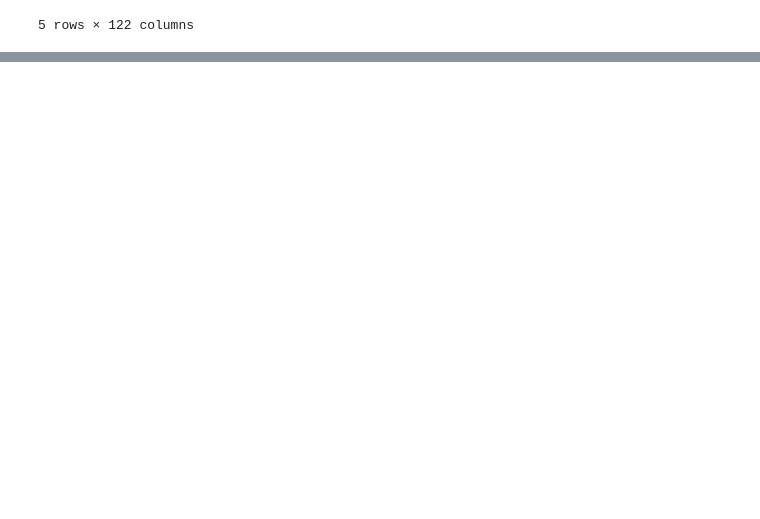
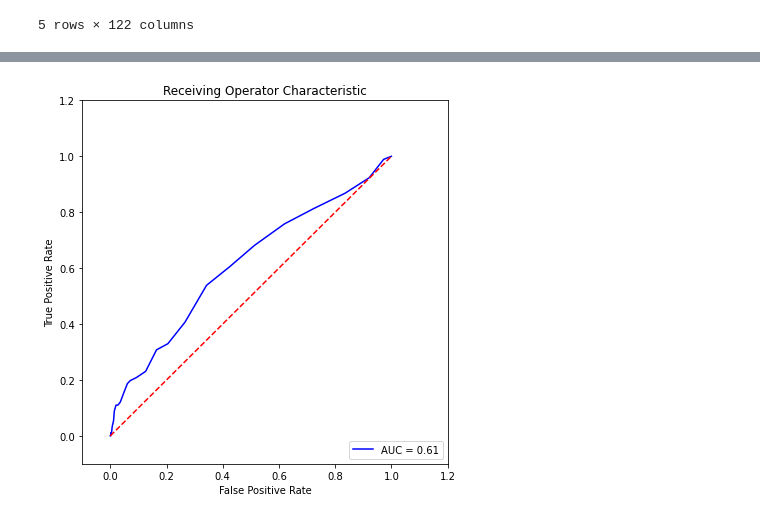
Before and after one commit to prateeknagaria/agorize_novenateam, a Jupyter notebook: loan_default_modelling.ipynb, the cells around one changed output, grey strips where cells are left out. Drawn from its saved outputs; the diff is of its cells as text; code cells hidden in the pictures; blank space fills up the shorter version.

```diff
--- a/loan_default_modelling.ipynb
+++ b/loan_default_modelling.ipynb
@@ -228,0 +313,8 @@ temp = dt.predict_proba(x_test)
+# %%
+#calling random forecast model
+rf = Random_Forest(x_train, y_train.values.ravel())
+pred_RF = rf.predict(x_test)
+con_matrix(y_test, pred_RF,"Random Forest")
+results_RF=score_calc(rf, x_test, y_test, pred_RF,"Random Forest")
+print_model_stats(rf, x_train, y_train, x_test, y_test)
+# %% [output]
@@ -228,0 +322 @@ temp = dt.predict_proba(x_test)
+[figure, added]
```
Also changed, not shown: parts of 31 cells of this notebook.
